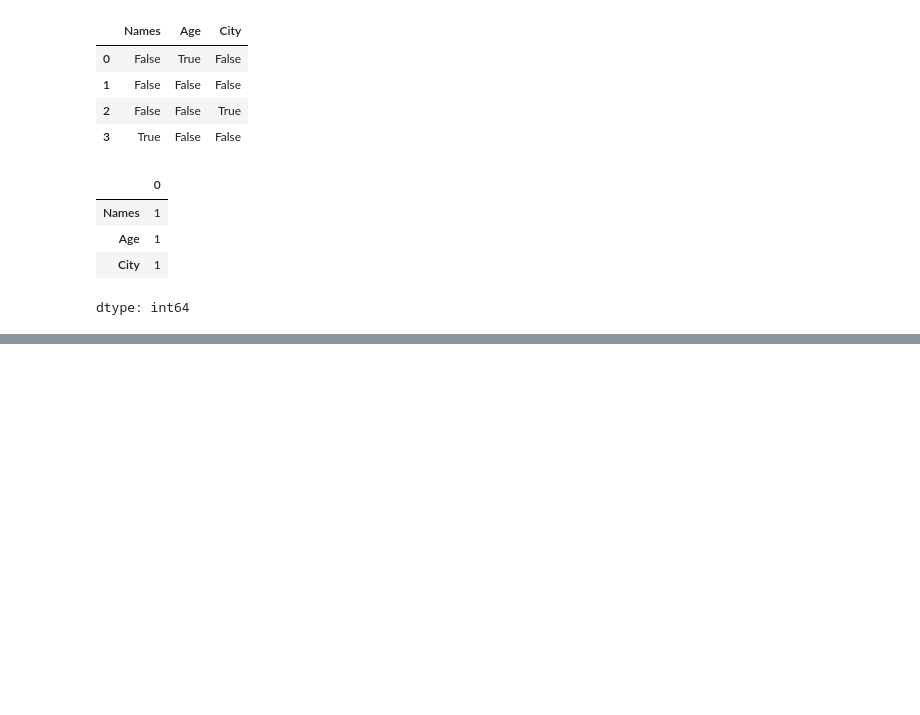
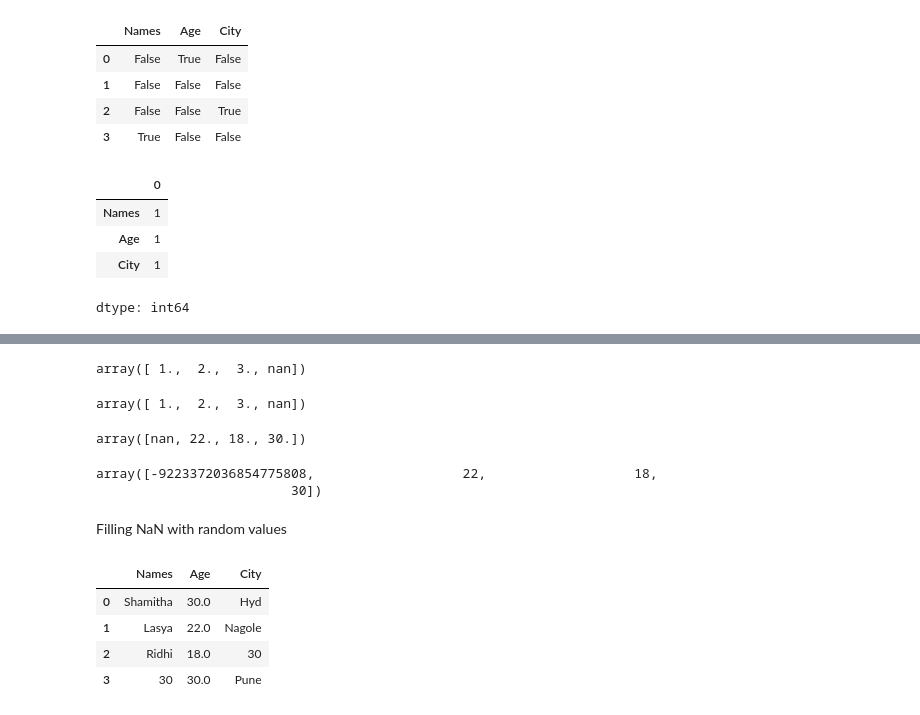
Before and after one commit to Shamitha018/Pandas, a Jupyter notebook: O_15_12_2025_pandas_session_9_missing_values.ipynb, the cells around one changed output, grey strips where cells are left out. Saved outputs shown, nothing was run; the diff lists cells and outputs as text; code cells hidden in the pictures; blank space fills up the shorter version.

```diff
--- a/O_15_12_2025_pandas_session_9_missing_values.ipynb
+++ b/O_15_12_2025_pandas_session_9_missing_values.ipynb
@@ -44,0 +92,28 @@ Difference between NaN and None
+# %%
+arr3 = arr2.astype(float)
+arr3 #none converted to a nan which is float
+# %% [output]
+array([ 1.,  2.,  3., nan])
+# %%
+arr1
+# %% [output]
+array([ 1.,  2.,  3., nan])
+# %%
+d2['Age'].values.astype(float)
+# %% [output]
+array([nan, 22., 18., 30.])
+# %%
+d2['Age'].values.astype(int)
+# %% [output]
+array([-9223372036854775808,                   22,                   18,
+                         30])
+# %% [markdown]
+Filling NaN with random values
+# %%
+d1.fillna(30)
+# %% [output]
+|  | Names | Age | City |
+| 0 | Shamitha | 30.0 | Hyd |
+| 1 | Lasya | 22.0 | Nagole |
+| 2 | Ridhi | 18.0 | 30 |
+| 3 | 30 | 30.0 | Pune |
```
Also changed, not shown: parts of 18 cells of this notebook.
